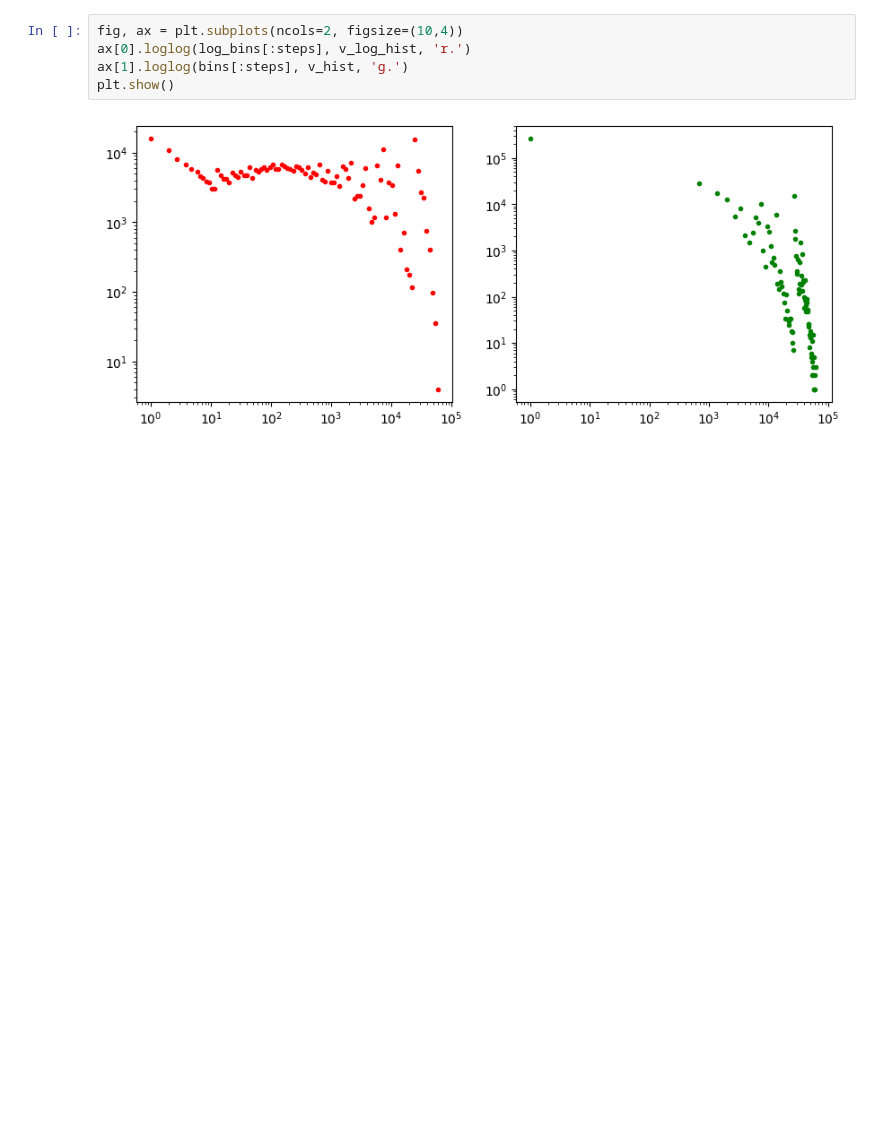
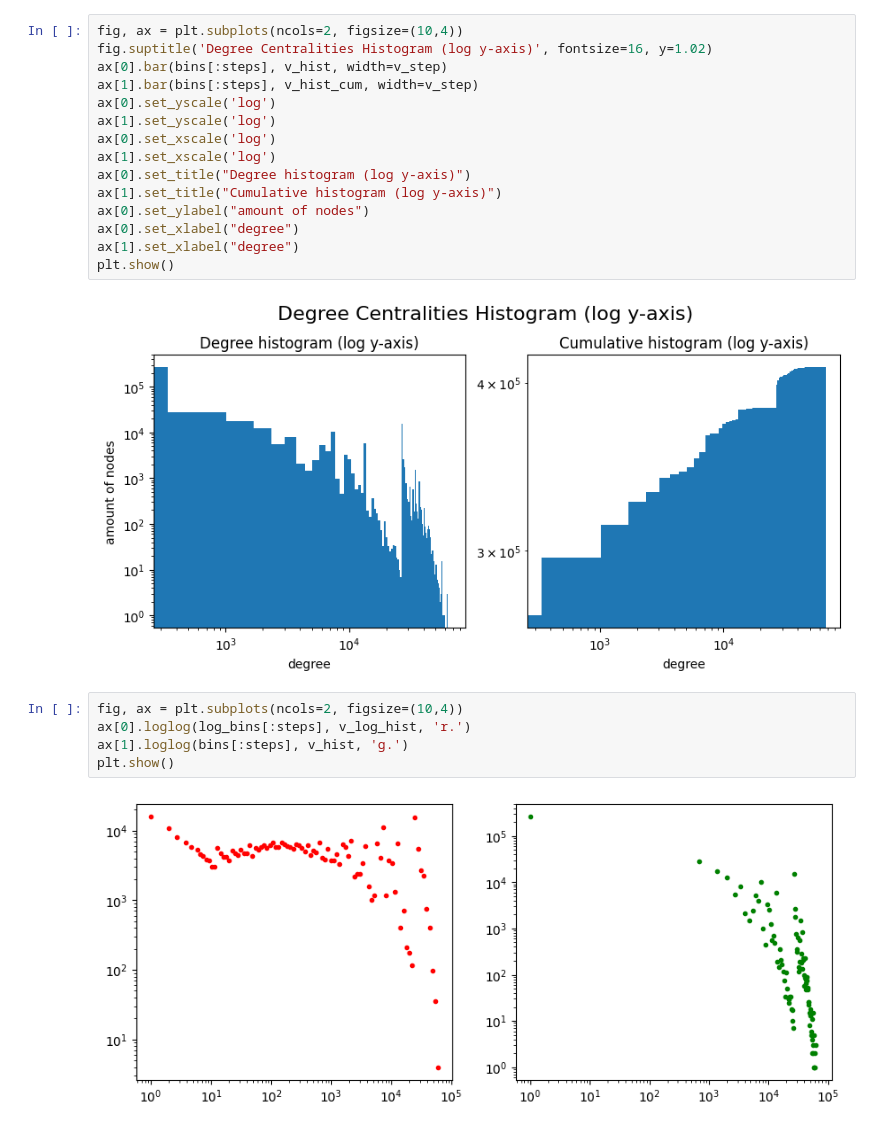
Before and after one commit to MattThePerson/SNA_Project_2024, a Jupyter notebook: notebooks/2.1 Viewing and Analysing Degree.ipynb, the cells around one changed output. Saved outputs shown, nothing was run; the diff lists cells and outputs as text; blank space fills up the shorter version.

```diff
--- a/notebooks/2.1 Viewing and Analysing Degree.ipynb
+++ b/notebooks/2.1 Viewing and Analysing Degree.ipynb
@@ -73,3 +119,20 @@ plt.show()
+# %%
+fig, ax = plt.subplots(ncols=2, figsize=(10,4))
+fig.suptitle('Degree Centralities Histogram (log y-axis)', fontsize=16, y=1.02)
+ax[0].bar(bins[:steps], v_hist, width=v_step)
+ax[1].bar(bins[:steps], v_hist_cum, width=v_step)
+ax[0].set_yscale('log')
+ax[1].set_yscale('log')
+ax[0].set_xscale('log')
+ax[1].set_xscale('log')
+ax[0].set_title("Degree histogram (log y-axis)")
+ax[1].set_title("Cumulative histogram (log y-axis)")
+ax[0].set_ylabel("amount of nodes")
+ax[0].set_xlabel("degree")
+ax[1].set_xlabel("degree")
+plt.show()
+# %% [output]
+[figure, added]
 # %%
 fig, ax = plt.subplots(ncols=2, figsize=(10,4))
 ax[0].loglog(log_bins[:steps], v_log_hist, 'r.')
```
Also changed, not shown: parts of 12 cells of this notebook, 7 other files.
